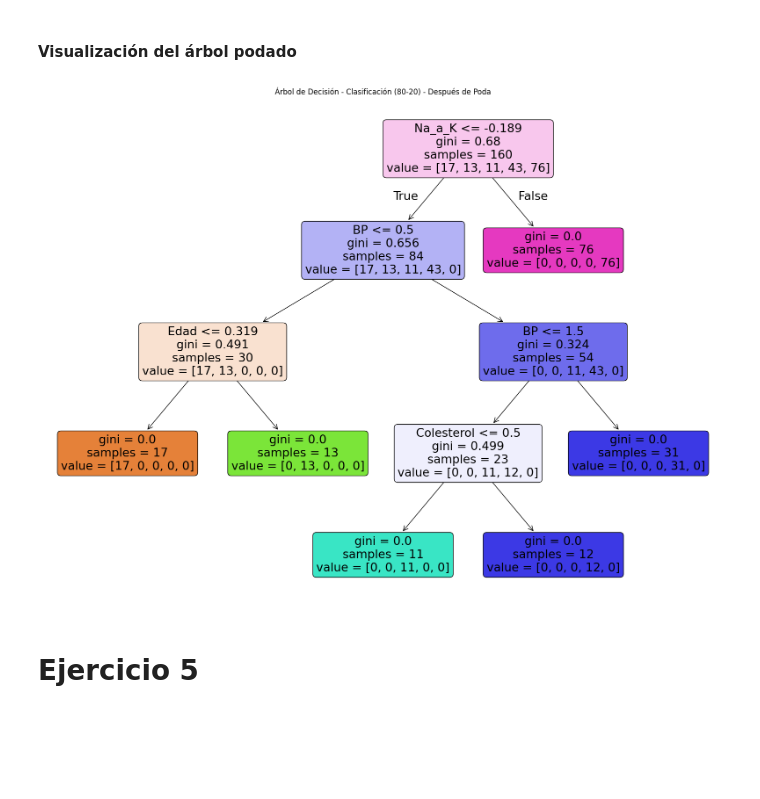
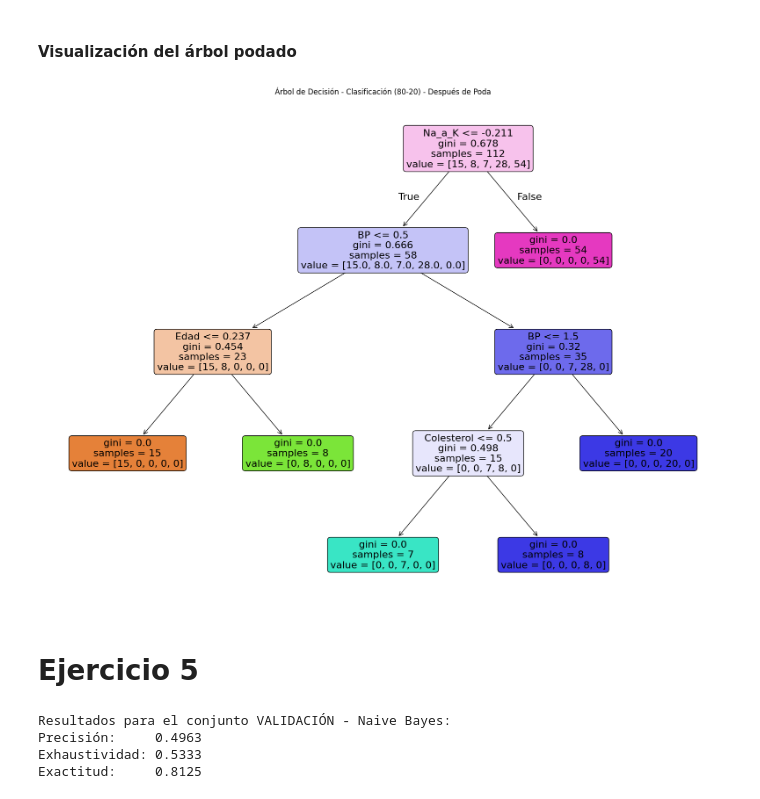
Before and after one commit to Kabarou/TP2_Mineria, a Jupyter notebook: tp2_mineria.ipynb, the cells around one changed output. Saved outputs shown, nothing was run; the diff lists cells and outputs as text; code cells hidden in the pictures; blank space fills up the shorter version.

Commit message:
Ejercicio 5, elegir el modelo adecuado

```diff
--- a/tp2_mineria.ipynb
+++ b/tp2_mineria.ipynb
@@ -232,7 +232,8 @@ print("Mejores hiperparámetros encontrados en particion 70-30:", grid_search_70
 Mejores hiperparámetros encontrados en particion 80-20: {'criterion': 'squared_error', 'max_depth': 10, 'min_samples_leaf': 1, 'min_samples_split': 2}
 Mejores hiperparámetros encontrados en particion 70-30: {'criterion': 'squared_error', 'max_depth': 10, 'min_samples_leaf': 1, 'min_samples_split': 2}
 # %%
-plt.figure(figsize=(20,10))
-plot_tree(best_tree_reg_80_20, feature_names=X_train_escalado.columns, filled=True, rounded=True)
-plt.title("Árbol de Decisión - Regressor")
-plt.show()
+def grafico_arbol (arbol, feature_names, title):
+    plt.figure(figsize=(20,15))
+    plot_tree(arbol, feature_names=feature_names, filled=True, rounded=True)
+    plt.title(title)
+    plt.show()
@@ -444,34 +447,30 @@ plt.show()
 # %% [markdown]
 ## Division del dataset
 # %%
-# Definimos las features relevantes y la variable target
-features = [
-    'Edad', 'Sexo', 'BP', 'Colesterol', 'Na_a_K'
-]
-target = 'Droga'
+X = drogas.drop(columns=['Droga'])
+
+y = drogas['Droga']
 
 # Separamos en conjuntos de entrenamiento y prueba usando únicamente las features definidas (80-20)
-X_train_d, X_test_d, y_train_d, y_test_d = train_test_split(drogas[features], drogas[target], test_size=0.2, random_state=42)
+X_train_d, X_test_d, y_train_d, y_test_d = train_test_split(X,y, test_size=0.2, random_state=42)
 
 # Separamos en conjuntos de entrenamiento y prueba usando únicamente las features definidas (70-30)
-X_train_d2, X_test_d2, y_train_d2, y_test_d2 = train_test_split(drogas[features], drogas[target], test_size=0.3, random_state=42)
+X_train_d, X_validacion_d, y_train_d, y_validacion_d = train_test_split(X_train_d,y_train_d, test_size=0.3, random_state=42)
 # %% [markdown]
 ## Codificación
 # %%
 # Codificamos las variables categóricas
 # Usamos LabelEncoder para convertir las variables categóricas en numéricas
-variables_categoricas = ['Sexo', 'BP', 'Colesterol']
-
 label_encoder = LabelEncoder()
 
+variables_categoricas = X_train_d.select_dtypes(include='object').columns.tolist()
 
 for col in variables_categoricas:
     # Aplicamos LabelEncoder a las variables categóricas para los conjuntos de entrenamiento y test
     X_train_d[col] = label_encoder.fit_transform(X_train_d[col])
     X_test_d[col] = label_encoder.transform(X_test_d[col])  # Solo usamos transform en el test
 
-    X_train_d2[col] = label_encoder.fit_transform(X_train_d2[col])
-    X_test_d2[col] = label_encoder.transform(X_test_d2[col])
+    X_validacion_d[col] = label_encoder.fit_transform(X_validacion_d[col])
 # %% [markdown]
 ## Escalado
 # %%
@@ -600,12 +608,8 @@ plt.show()
 # %% [markdown]
 #### Visualización del árbol podado
 # %%
-# Graficamos el árbol podado
-plt.figure(figsize=(20, 15))
-plot_tree(best_tree_classifier_80_20_poda, feature_names=X_train_d.columns, filled=True, rounded=True)
-plt.title("Árbol de Decisión - Clasificación (80-20) - Después de Poda")
-plt.show()
+grafico_arbol(best_tree_classifier_80_20_poda, feature_names=X_train_d.columns, title="Árbol de Decisión - Clasificación (80-20) - Después de Poda")
 # %% [output]
-[figure, old version]
+[figure, new version]
 # %% [markdown]
 # Ejercicio 5
@@ -611,0 +625,17 @@ plt.show()
+# %%
+from sklearn.naive_bayes import MultinomialNB
+# Inicializamos el clasificador y entrenamos el modelo
+
+modelNB = MultinomialNB()
+modelNB.fit(X_train_d, y_train_d)
+
+y_pred_trainNB = modelNB.predict(X_validacion_d)
+
+# Metricas para el clasificador Naive Bayes
+
+evaluar_modelo(y_validacion_d, y_pred_trainNB, "VALIDACIÓN - Naive Bayes")
+# %% [output]
+Resultados para el conjunto VALIDACIÓN - Naive Bayes:
+Precisión:     0.4963
+Exhaustividad: 0.5333
+Exactitud:     0.8125
```
Also changed, not shown: parts of 21 cells of this notebook.
